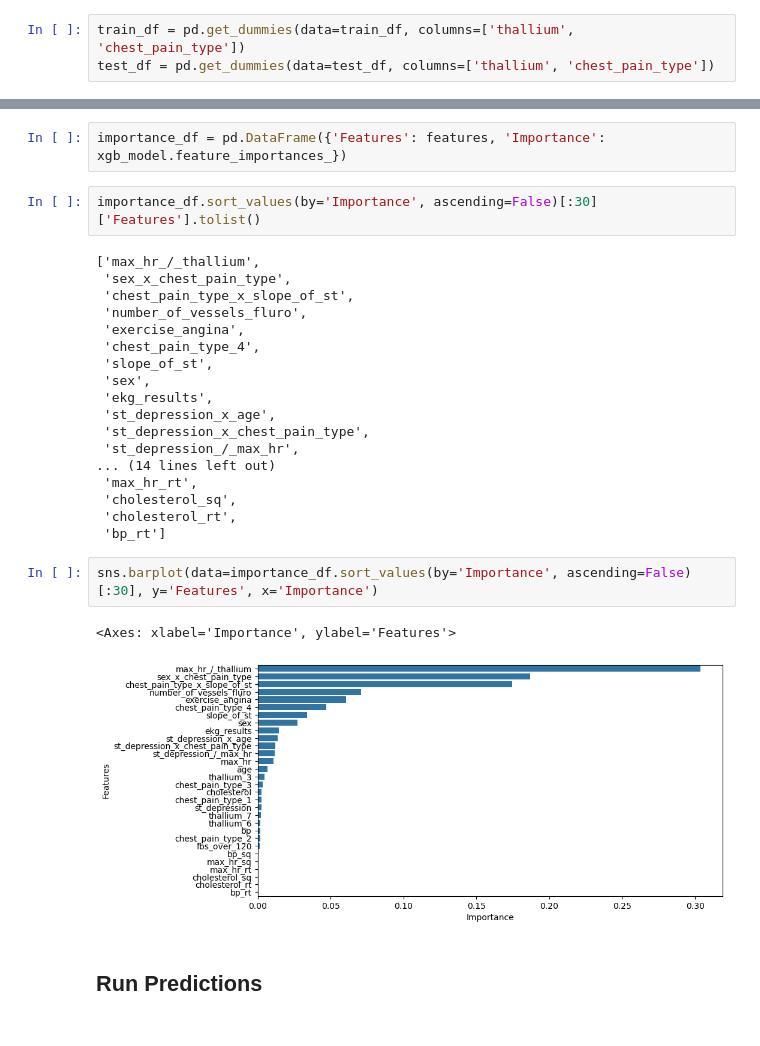
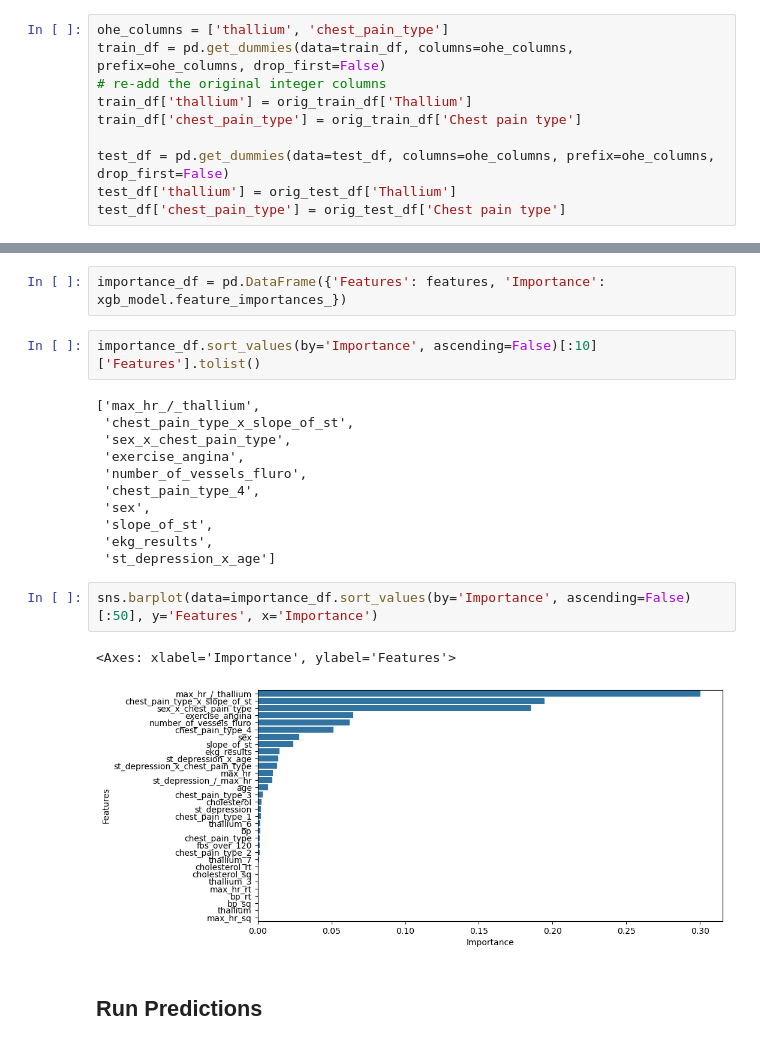
Before and after one commit to mcotton/playground-series-s6e02, a Jupyter notebook: xgboost.ipynb, the cells around one changed output, grey strips where cells are left out. Drawn from its saved outputs; the diff is of its cells as text.

Commit message:
adding more one-hot and original columns, LB 0.95302

```diff
--- a/xgboost.ipynb
+++ b/xgboost.ipynb
@@ -135,6 +155,13 @@ test_df = create_some_new_features(test_df)
 # %%
-train_df = pd.get_dummies(data=train_df, columns=['thallium', 'chest_pain_type'])
-test_df = pd.get_dummies(data=test_df, columns=['thallium', 'chest_pain_type'])
+ohe_columns = ['thallium', 'chest_pain_type']
+train_df = pd.get_dummies(data=train_df, columns=ohe_columns, prefix=ohe_columns, drop_first=False)
+# re-add the original integer columns
+train_df['thallium'] = orig_train_df['Thallium']
+train_df['chest_pain_type'] = orig_train_df['Chest pain type']
+
+test_df = pd.get_dummies(data=test_df, columns=ohe_columns, prefix=ohe_columns, drop_first=False)
+test_df['thallium'] = orig_test_df['Thallium']
+test_df['chest_pain_type'] = orig_test_df['Chest pain type']
 # %% [markdown]
 ## Choose target and features
 # %%
@@ -239,30 +266,23 @@ ROC AUC: 0.95728
 # %%
 importance_df = pd.DataFrame({'Features': features, 'Importance': xgb_model.feature_importances_})
 # %%
-importance_df.sort_values(by='Importance', ascending=False)[:30]['Features'].tolist()
+importance_df.sort_values(by='Importance', ascending=False)[:10]['Features'].tolist()
 # %% [output]
 ['max_hr_/_thallium',
+ 'chest_pain_type_x_slope_of_st',
  'sex_x_chest_pain_type',
- 'chest_pain_type_x_slope_of_st',
+ 'exercise_angina',
  'number_of_vessels_fluro',
- 'exercise_angina',
  'chest_pain_type_4',
+ 'sex',
  'slope_of_st',
- 'sex',
  'ekg_results',
- 'st_depression_x_age',
- 'st_depression_x_chest_pain_type',
- 'st_depression_/_max_hr',
-... (14 lines left out)
- 'max_hr_rt',
- 'cholesterol_sq',
- 'cholesterol_rt',
- 'bp_rt']
+ 'st_depression_x_age']
 # %%
-sns.barplot(data=importance_df.sort_values(by='Importance', ascending=False)[:30], y='Features', x='Importance')
+sns.barplot(data=importance_df.sort_values(by='Importance', ascending=False)[:50], y='Features', x='Importance')
 # %% [output]
 <Axes: xlabel='Importance', ylabel='Features'>
-[figure, old version]
+[figure, new version]
 # %% [markdown]
 ## Run Predictions
 # %%
```
Also changed, not shown: parts of 8 cells of this notebook, 5 other files.
